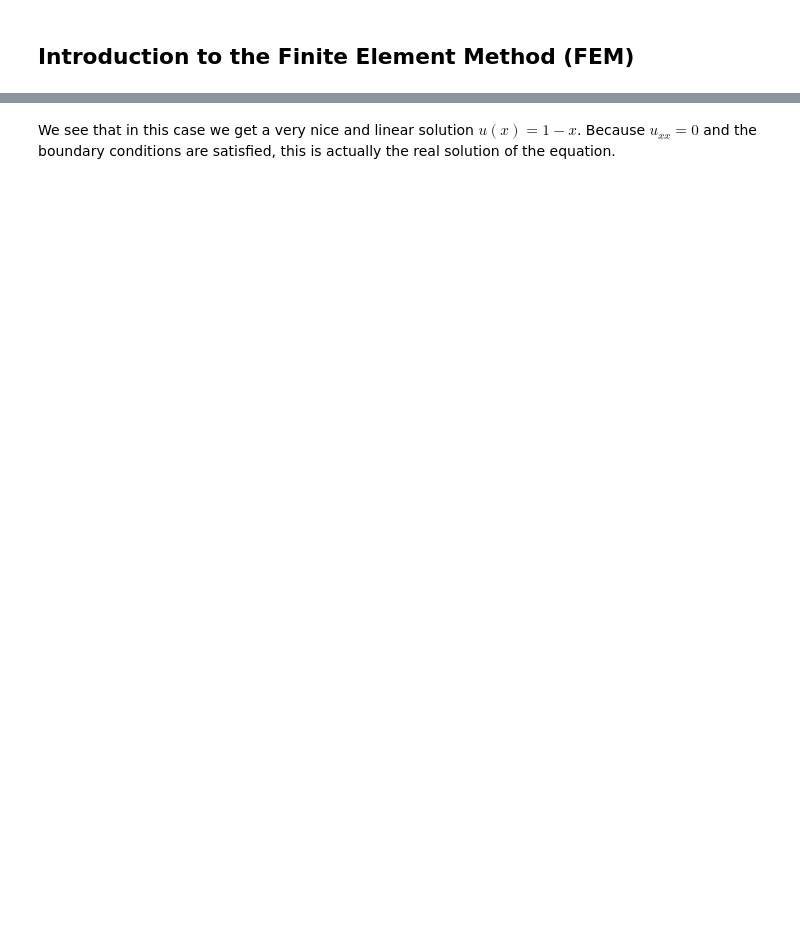
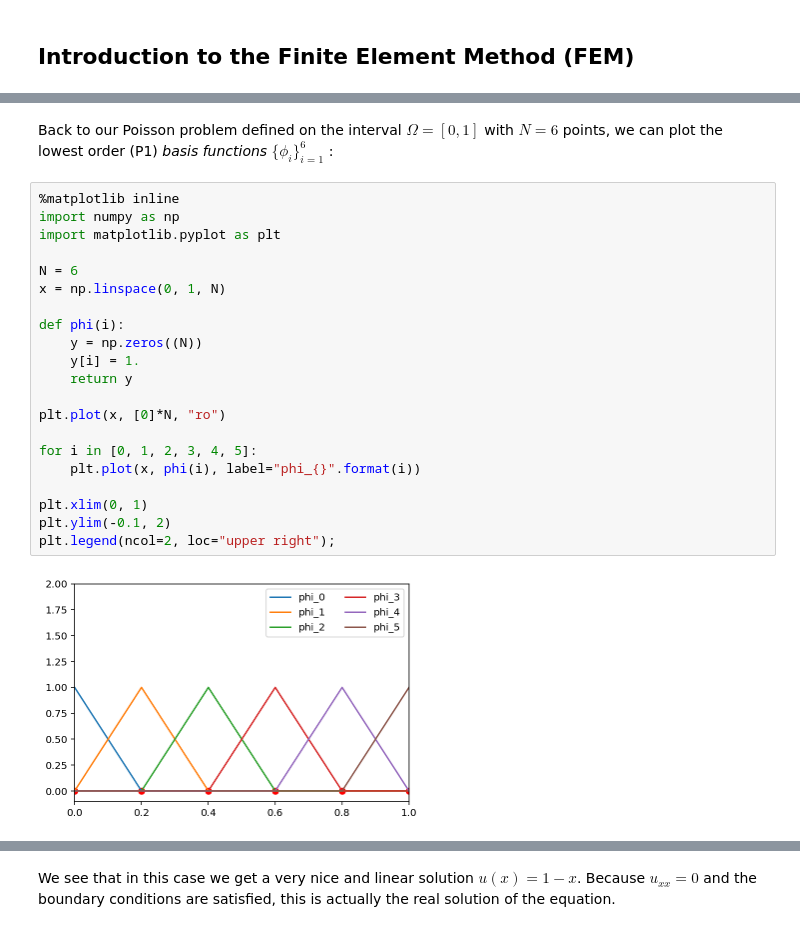
Before and after one commit to Simula-SSCP/SSCP_2024_lectures, a Jupyter notebook: L13 (FEniCS Intro)/L01_FEM_intro.ipynb, the cells around one changed output, grey strips where cells are left out. Cells and saved outputs as stored; diff of their text form; blank space fills up the shorter version.

```diff
--- a/L13 (FEniCS Intro)/L01_FEM_intro.ipynb
+++ b/L13 (FEniCS Intro)/L01_FEM_intro.ipynb
@@ -206,0 +63,25 @@ To see what this looks like as a function of $x$, we recall that $u_i$ were defi
+# %% [markdown]
+Back to our Poisson problem defined on the interval $\Omega = [0,1]$ with $N=6$ points, we can plot the lowest order (P1) *basis functions* $\{ \phi_i \}_{i=1}^6$ :
+# %%
+%matplotlib inline
+import numpy as np
+import matplotlib.pyplot as plt
+
+N = 6
+x = np.linspace(0, 1, N)
+
+def phi(i):
+    y = np.zeros((N))
+    y[i] = 1.
+    return y
+
+plt.plot(x, [0]*N, "ro")
+
+for i in [0, 1, 2, 3, 4, 5]:
+    plt.plot(x, phi(i), label="phi_{}".format(i))
+
+plt.xlim(0, 1)
+plt.ylim(-0.1, 2)
+plt.legend(ncol=2, loc="upper right");
+# %% [output]
+[figure, added]
```
Also changed, not shown: parts of 43 cells of this notebook, 4 other files.
